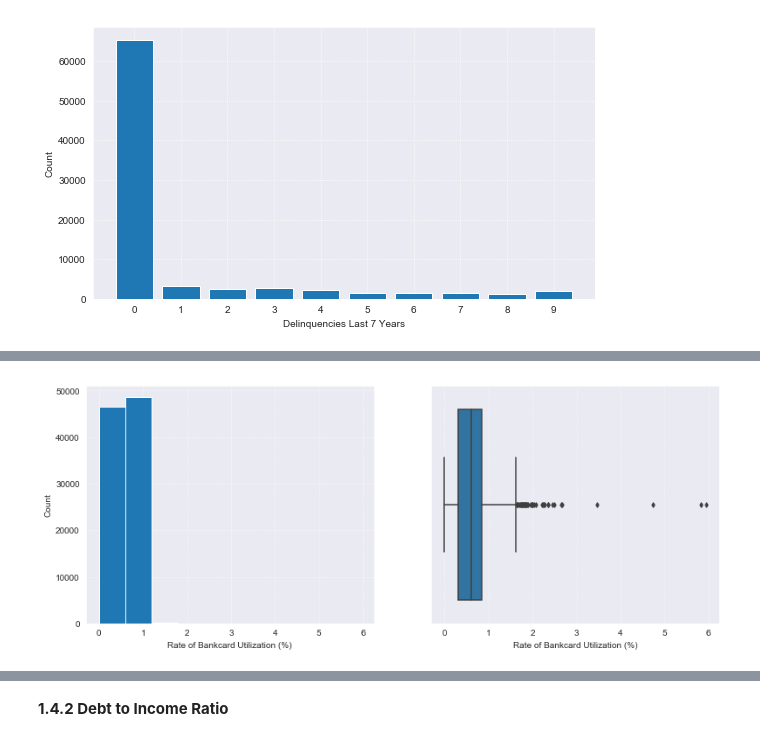
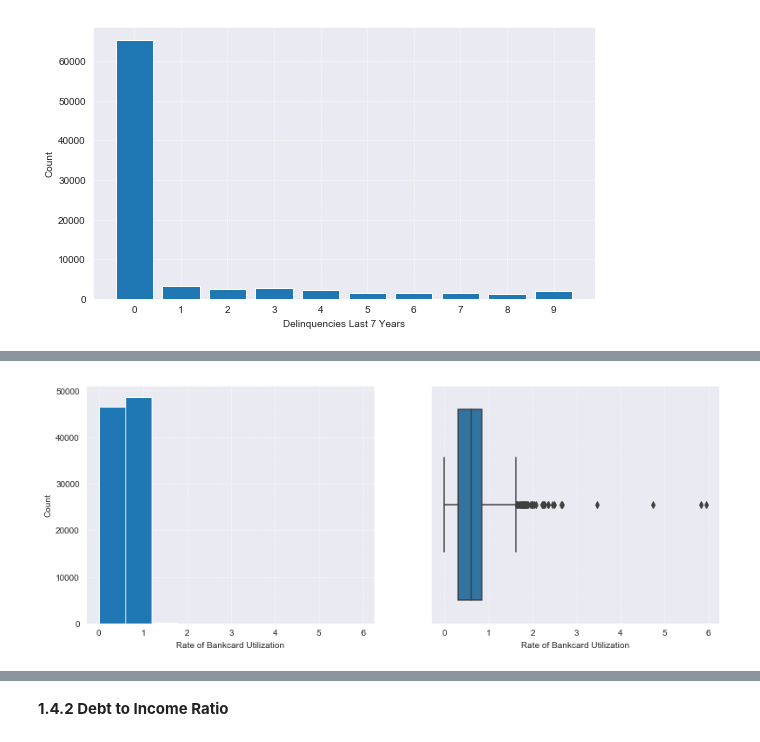
Before and after one commit to jinwanchen/p4-prosper-loan-data-visualization, a Jupyter notebook: part1_exploratory_da.ipynb, the cells around one changed output, grey strips where cells are left out. Drawn from its saved outputs; the diff is of its cells as text; code cells hidden in the pictures.

```diff
--- a/part1_exploratory_da.ipynb
+++ b/part1_exploratory_da.ipynb
@@ -412,14 +519,14 @@ __1.4.1 Bankcard Utilization Rate__
 # %%
 # distribution of bank card utilization rates
 plt.figure(figsize = (13, 5))
 
 plt.subplot(1,2,1) # first of two subplots arranged in 1-by-2
 plt.hist(data = df, x = 'BankcardUtilization'); # histogram of rates
-plt.xlabel('Rate of Bankcard Utilization (%)')
+plt.xlabel('Rate of Bankcard Utilization')
 plt.ylabel('Count')
 
 plt.subplot(1,2,2) # second of two subplots arranged in 1-by-2
-sns.boxplot(data = df, x = 'BankcardUtilization', fliersize = 4) # box plot of rates
-plt.xlabel('Rate of Bankcard Utilization (%)');
+sns.boxplot(data = df, x = 'BankcardUtilization') # box plot of rates
+plt.xlabel('Rate of Bankcard Utilization');
 # %% [output]
-[figure, old version]
+[figure, new version]
```
Also changed, not shown: parts of 41 cells of this notebook.
